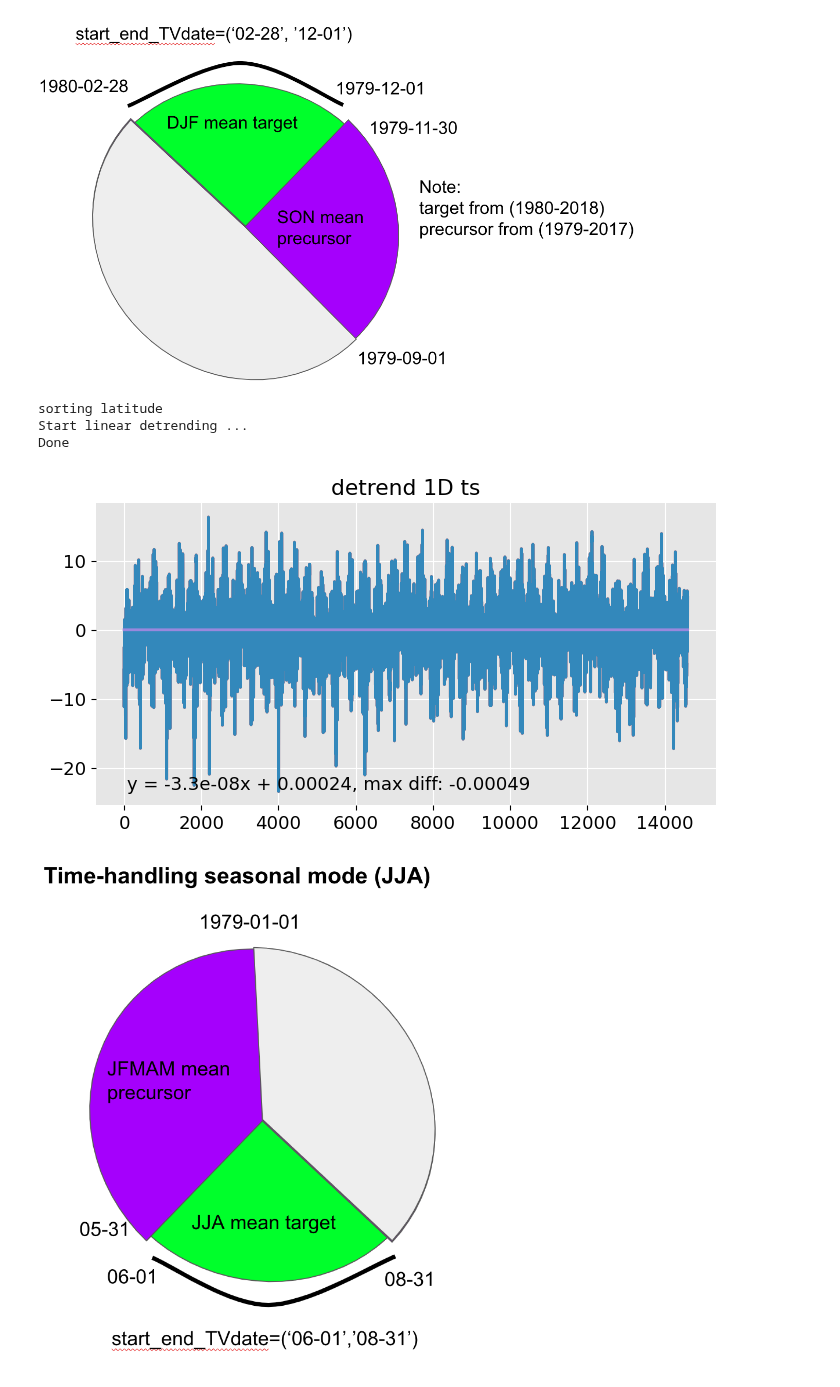
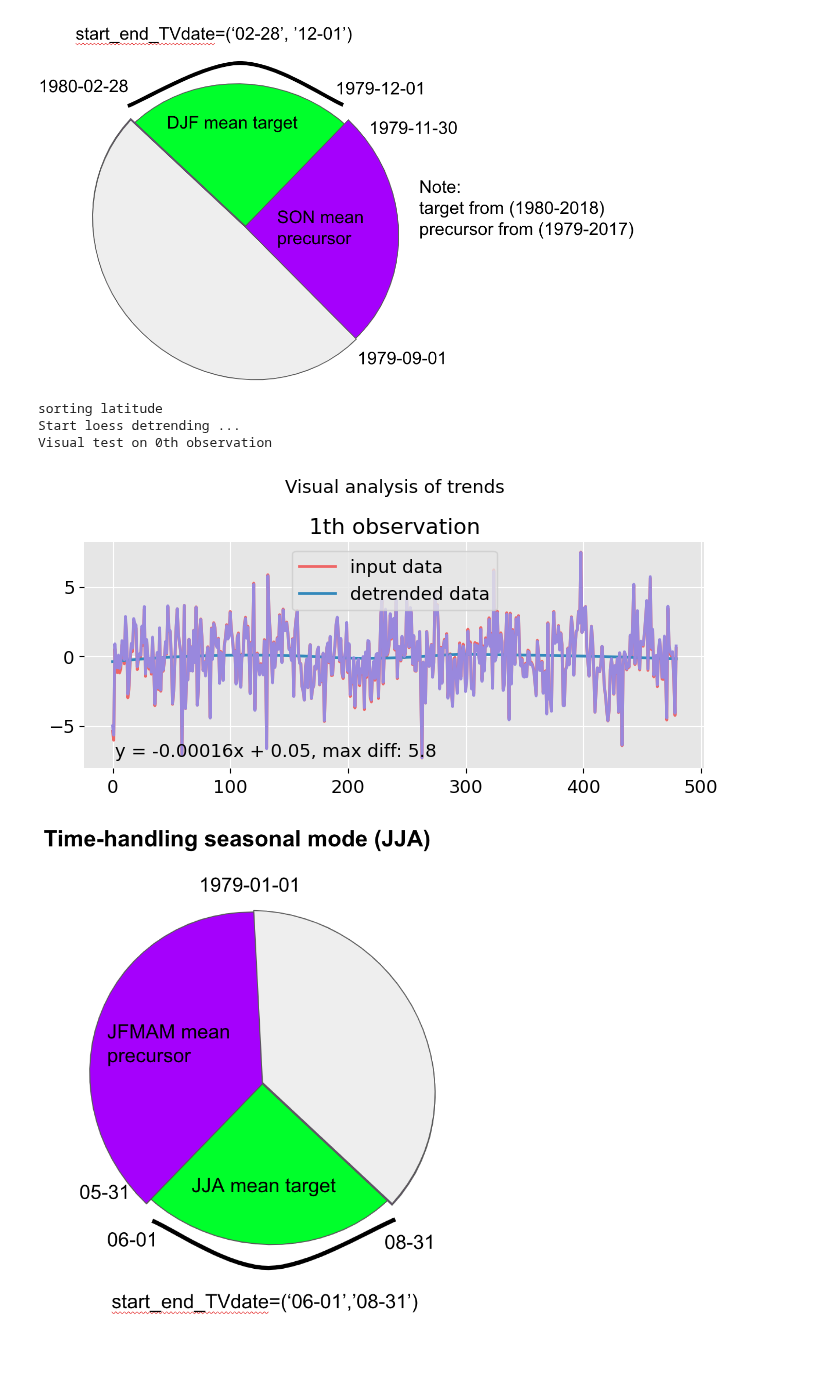
Before and after one commit to semvijverberg/RGCPD, a Jupyter notebook: seasonal_mode.ipynb, the cells around one changed output. Saved outputs shown, nothing was run; the diff lists cells and outputs as text; code cells hidden in the pictures; blank space fills up the shorter version.

```diff
--- a/seasonal_mode.ipynb
+++ b/seasonal_mode.ipynb
@@ -47,22 +45,22 @@ Image(filename = "./data/seasonal_mode_DJF.png", width = 600, height = 300)
 # %%
 # define analysis:
 list_for_MI = [BivariateMI(name='sst', func=class_BivariateMI.corr_map,
                            alpha=.05, FDR_control=True,
                            lags=np.array([['06-01', '06-30'], ['05-01', '05-31'], ['04-01', '04-30']]), # <- selecting time-mean-periods
                            distance_eps=700, min_area_in_degrees2=4)]
 
 rg = RGCPD(list_of_name_path=list_of_name_path,
            list_for_MI=list_for_MI,
            tfreq=None, # <- seasonal forecasting mode, set tfreq to None!
            start_end_TVdate=('07-01', '08-31'), # <- defining JJA target period
            path_outmain=os.path.join(main_dir,'data'))
 
-rg.pp_TV(TVdates_aggr=True, detrend={'method':'linear'}) # <- start_end_TVdate defineds aggregated over period
+rg.pp_TV(TVdates_aggr=True, kwrgs_core_pp_time={'dailytomonths':True}, detrend={'method':'loess'}) # <- start_end_TVdate defineds aggregated over period
 # %% [output]
 sorting latitude
-Start linear detrending ...
-Done
+Start loess detrending ...
+Visual test on 0th observation
-[figure, old version]
+[figure, new version]
 # %%
 # for lag period ['01-01', '05-31']
 Image(filename = "./data/seasonal_mode_JJA.png", width = 400, height = 200)
```
Also changed, not shown: parts of 2 cells of this notebook, 1 other file.
